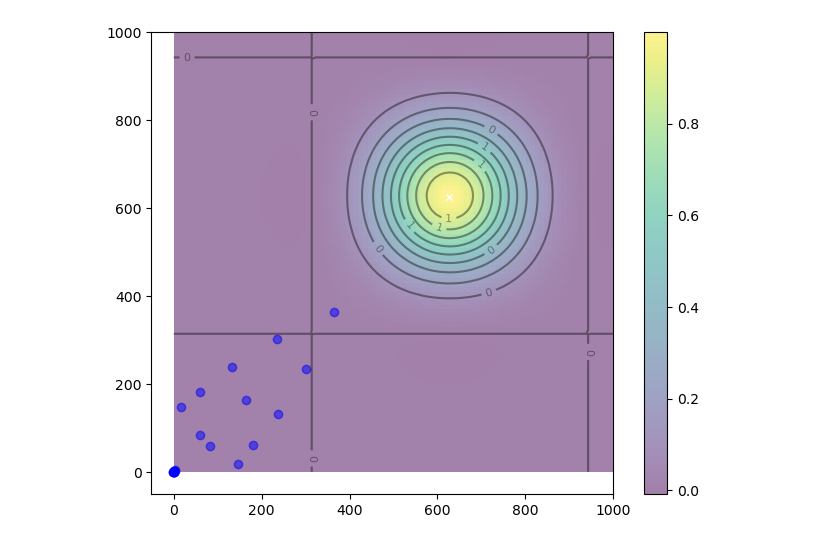
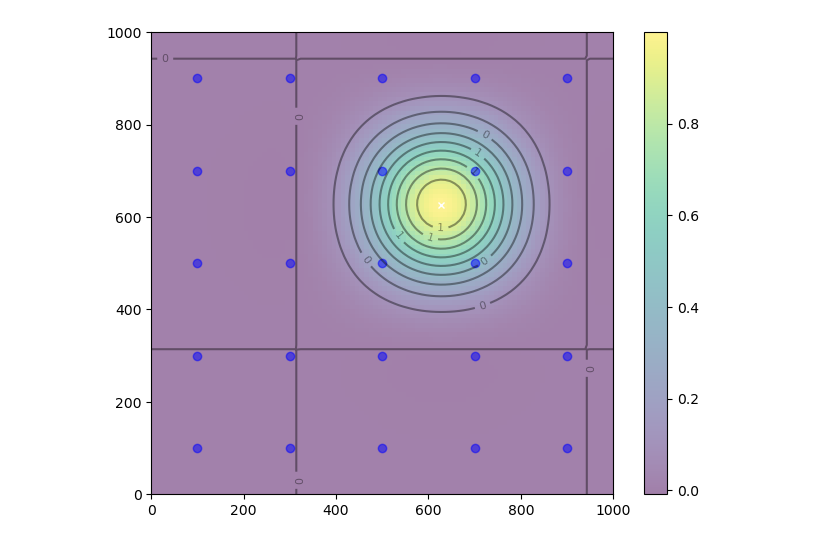
Before and after one commit to byang12/UNDERWATER_SWARM_ADHOC, a Jupyter notebook: GlowWarm-simpy.ipynb, the cells around one changed output. Cells and saved outputs as stored; diff of their text form; code cells hidden in the pictures.

```diff
--- a/GlowWarm-simpy.ipynb
+++ b/GlowWarm-simpy.ipynb
@@ -249,7 +249,7 @@ def run_gso_simpy():
     # Create and start the GSO process
     swarm = []
     for i in range(num_worms):
-        swarm.append(Glowworm(env = sim_env, name = i, swarm = [], X=pop[i]))
+        swarm.append(Glowworm(env = sim_env, name = i, swarm = [], X=pop[i], waypoint = pop[i]))
 
     for glowworm in swarm:
         glowworm.swarm = swarm  # Give each glowworm the list of all glowworm
@@ -272,31 +272,31 @@ if __name__ == "__main__":
 # %%
 # Plotting - no Animation
 x, y = np.array(np.meshgrid(np.linspace(0, dims, 100), np.linspace(0, dims, 100)))
 z = fitness_function([x, y])
 x_max, y_max = x.ravel()[z.argmax()], y.ravel()[z.argmax()]
 
 fig, ax = plt.subplots(figsize=(8, 6))
 img = ax.imshow(z, extent=[0, dims, 0, dims], origin='lower', cmap='viridis', alpha=0.5)
 fig.colorbar(img, ax=ax)
 ax.plot([x_max], [y_max], marker='x', markersize=5, color="white")
 contours = ax.contour(x, y, z, 10, colors='black', alpha=0.4)
 ax.clabel(contours, inline=True, fontsize=8, fmt="%.0f")
 #p_plot = ax.scatter(positions[0][0], positions[0][1], marker='o', color='blue', alpha=0.5)
 #nbest_plot = plt.scatter([nbest[0]], [nbest[1]], marker='*', s=100, color='black', alpha=0.4)
 
-i = 50
+i = 0
 ax.clear()
 ax.imshow(z, extent=[0, dims, 0, dims], origin='lower', cmap='viridis', alpha=0.5)
 ax.plot([x_max], [y_max], marker='x', markersize=5, color="white")
 contours = ax.contour(x, y, z, 10, colors='black', alpha=0.4)
 ax.clabel(contours, inline=True, fontsize=8, fmt="%.0f")
 x_list = []
 y_list = []
 for j in range(num_worms):
     x_list.append(all_positions[j][i][0])
     y_list.append(all_positions[j][i][1])
 p_plot = ax.scatter(x_list, y_list, marker='o', color='blue', alpha=0.5)
 #nbest_plot.set_offsets(nbest.reshape(1, -1))
 plt.show()
 # %% [output]
-[figure, old version]
+[figure, new version]
```
